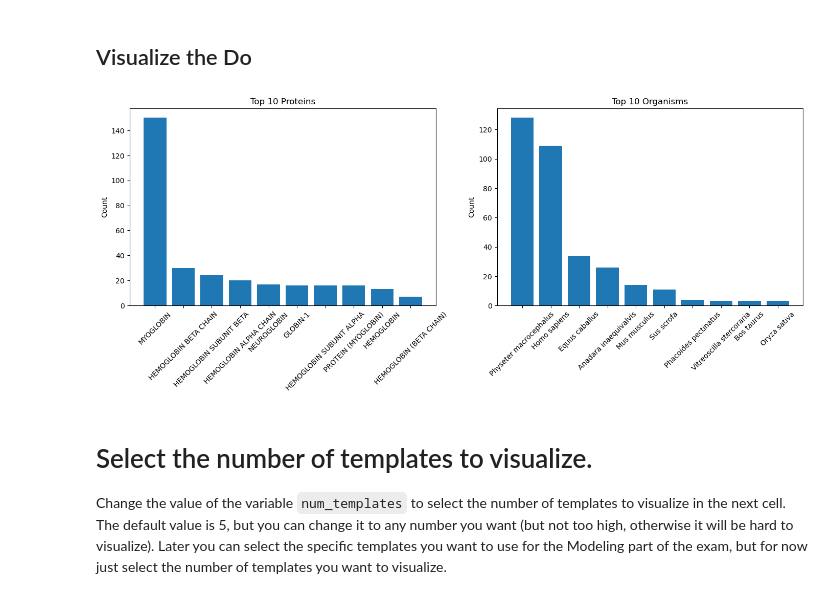
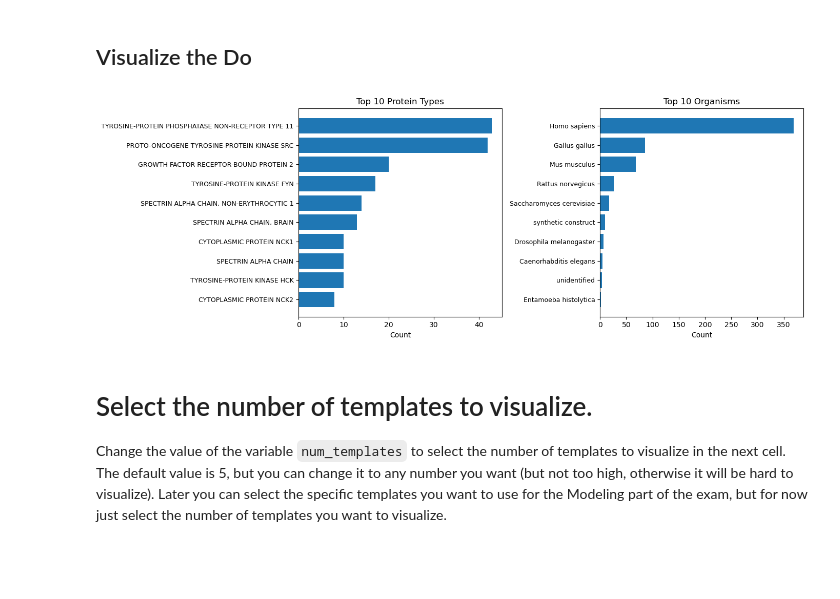
Before and after one commit to Labrapuerta/AlphaBald, a Jupyter notebook: The_Fate_of_Baldo.ipynb, the cells around one changed output. Cells and saved outputs as stored; diff of their text form; code cells hidden in the pictures; blank space fills up the shorter version.

```diff
--- a/The_Fate_of_Baldo.ipynb
+++ b/The_Fate_of_Baldo.ipynb
@@ -19,6 +79,16 @@ The output of psi-blast will be stored in `temp/target_psiblast.out` and the HMM
 
 This is ordered based on the Bitscore and E-value
 # %%
-x = Retrieve(e_value_threshold=1e-5, num_iterations=5, num_hits=20)
-x.homologs
+# Search for template structures using PSI-BLAST and HMMER
+retriever = TemplateRetriever(
+    target_path="target/target.fa",
+    e_value_threshold=1e-5,
+    num_iterations=5,
+    num_hits=20,
+    run_hmmer=True,
+    verbose=True
+)
+
+# Show top templates sorted by identity
+retriever.homologs.sort_values("Identity", ascending=False).head(10)
 # %% [output]
@@ -78,9 +256,10 @@ This is important to see the coverage of the templates, if they cover the same d
 # %% [markdown]
 ## Visualize the Do
 # %%
-x.plot_homologs()
+# Plot distribution of protein types and organisms
+retriever.plot_homologs(top_n=10)
 # %% [output]
-[figure, old version]
+[figure, new version]
 # %% [markdown]
 # Select the number of templates to visualize.
 Change the value of the variable `num_templates` to select the number of templates to visualize in the next cell. The default value is 5, but you can change it to any number you want (but not too high, otherwise it will be hard to visualize).
```
Also changed, not shown: parts of 20 cells of this notebook, 35 other files.
